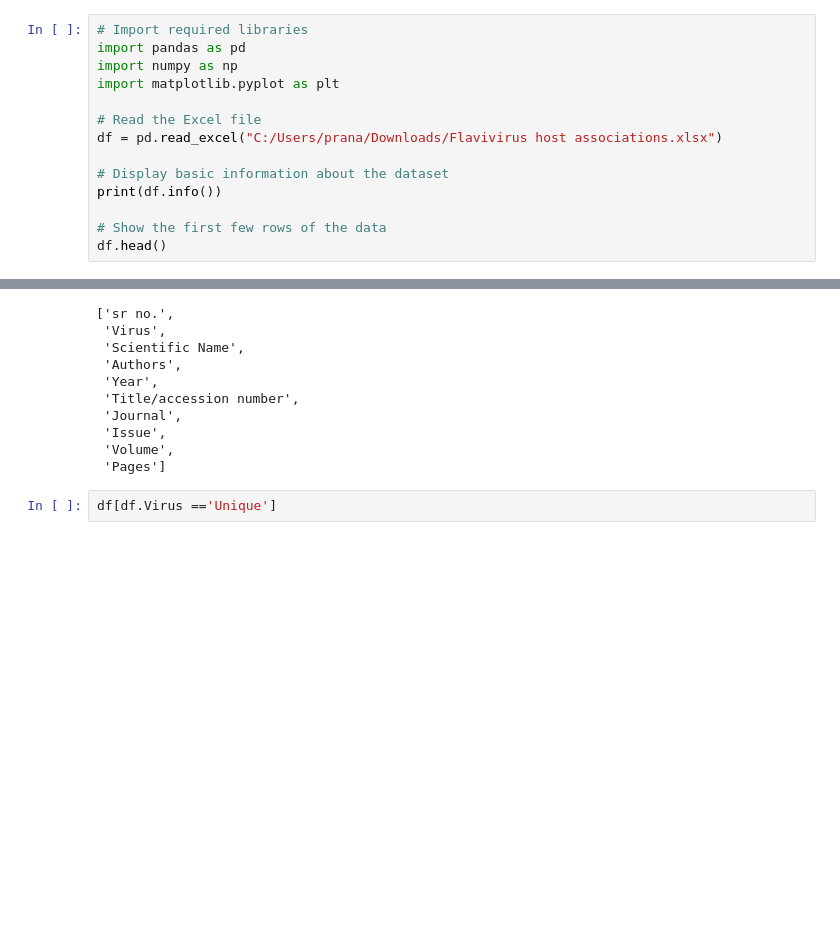
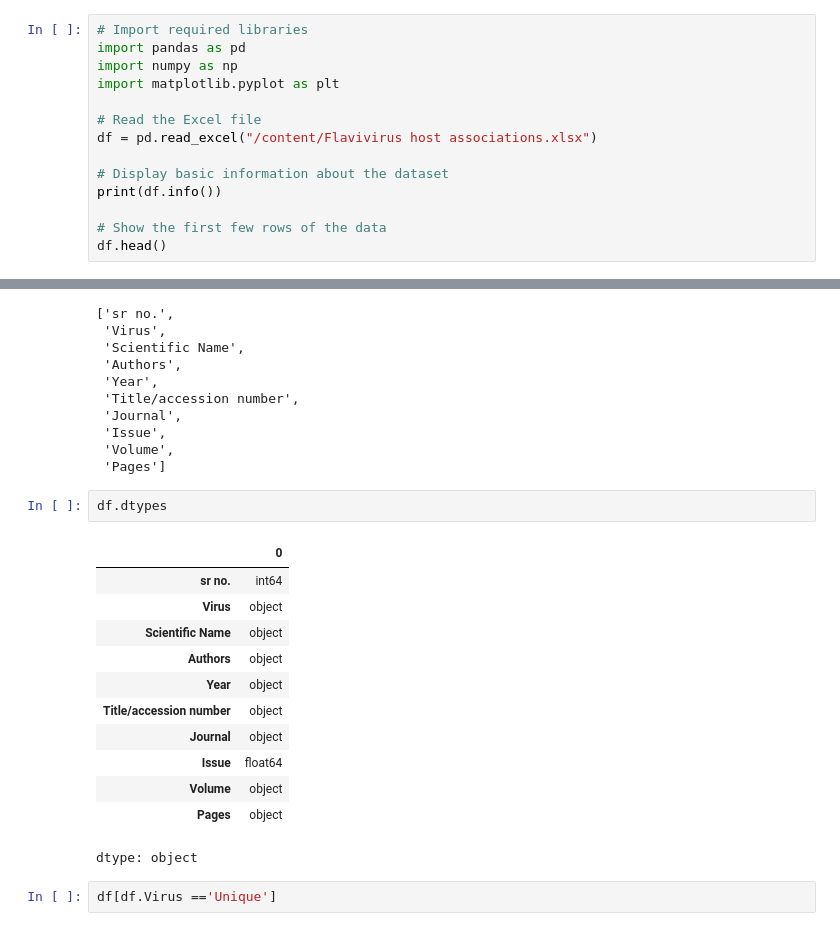
Before and after one commit to Sgarciah555/MPM_200_GarciaHernandez., a Jupyter notebook: Session 9/assignment_9_database_management.ipynb, the cells around one changed output, grey strips where cells are left out. Saved outputs shown, nothing was run; the diff lists cells and outputs as text; blank space fills up the shorter version.

```diff
--- a/Session 9/assignment_9_database_management.ipynb
+++ b/Session 9/assignment_9_database_management.ipynb
@@ -59,7 +59,7 @@ import numpy as np
 import matplotlib.pyplot as plt
 
 # Read the Excel file
-df = pd.read_excel("C:/Users/prana/Downloads/Flavivirus host associations.xlsx")
+df = pd.read_excel("/content/Flavivirus host associations.xlsx")
 
 # Display basic information about the dataset
 print(df.info())
@@ -104,6 +104,21 @@ df.columns.tolist()
  'Issue',
  'Volume',
  'Pages']
+# %%
+df.dtypes
+# %% [output]
+|  | 0 |
+| sr no. | int64 |
+| Virus | object |
+| Scientific Name | object |
+| Authors | object |
+| Year | object |
+| Title/accession number | object |
+| Journal | object |
+| Issue | float64 |
+| Volume | object |
+| Pages | object |
+dtype: object
 # %%
 df[df.Virus =='Unique']
 # %% [output]
```
Also changed, not shown: parts of 23 cells of this notebook.
